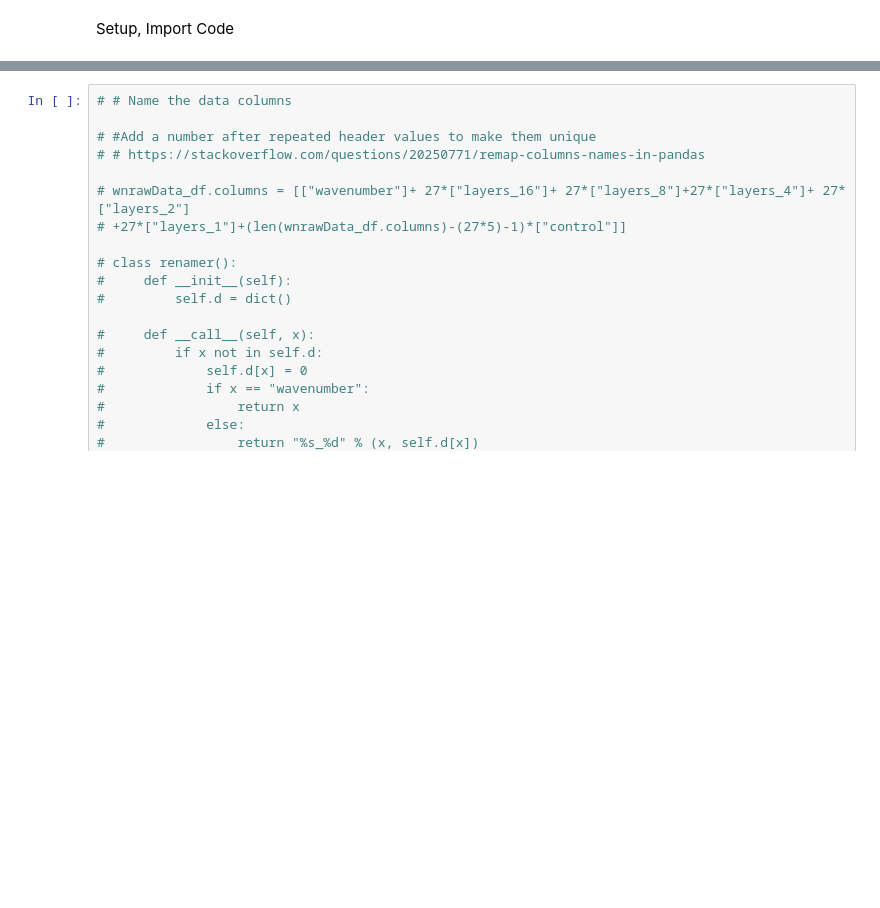
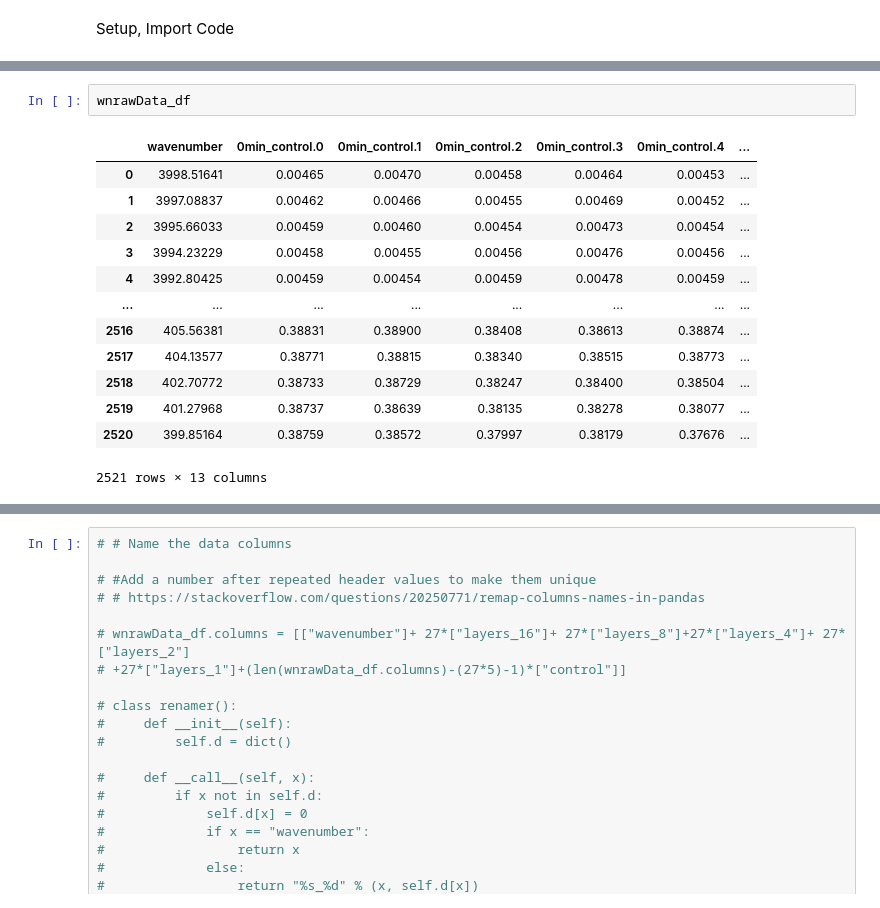
Before and after one commit to jroshk/FTIR_Mapping, a Jupyter notebook: scripts/8-30-2023_45CHumidityChamberTesting.ipynb, the cells around one changed output, grey strips where cells are left out. Saved outputs shown, nothing was run; the diff lists cells and outputs as text; blank space fills up the shorter version.

```diff
--- a/scripts/8-30-2023_45CHumidityChamberTesting.ipynb
+++ b/scripts/8-30-2023_45CHumidityChamberTesting.ipynb
@@ -164,4 +164,20 @@ entering GUI file input mode via Tkinter
 multiple files, tuple
+# %%
+wnrawData_df
+# %% [output]
+|  | wavenumber | 0min_control.0 | 0min_control.1 | 0min_control.2 | 0min_control.3 | 0min_control.4 | ... |
+| 0 | 3998.51641 | 0.00465 | 0.00470 | 0.00458 | 0.00464 | 0.00453 | ... |
+| 1 | 3997.08837 | 0.00462 | 0.00466 | 0.00455 | 0.00469 | 0.00452 | ... |
+| 2 | 3995.66033 | 0.00459 | 0.00460 | 0.00454 | 0.00473 | 0.00454 | ... |
+| 3 | 3994.23229 | 0.00458 | 0.00455 | 0.00456 | 0.00476 | 0.00456 | ... |
+| 4 | 3992.80425 | 0.00459 | 0.00454 | 0.00459 | 0.00478 | 0.00459 | ... |
+| ... | ... | ... | ... | ... | ... | ... | ... |
+| 2516 | 405.56381 | 0.38831 | 0.38900 | 0.38408 | 0.38613 | 0.38874 | ... |
+| 2517 | 404.13577 | 0.38771 | 0.38815 | 0.38340 | 0.38515 | 0.38773 | ... |
+| 2518 | 402.70772 | 0.38733 | 0.38729 | 0.38247 | 0.38400 | 0.38504 | ... |
+| 2519 | 401.27968 | 0.38737 | 0.38639 | 0.38135 | 0.38278 | 0.38077 | ... |
+| 2520 | 399.85164 | 0.38759 | 0.38572 | 0.37997 | 0.38179 | 0.37676 | ... |
+2521 rows × 13 columns
 # %%
 # set size of "image" with gui,
 # asks if there is a row of labels (ie, if the first row is a header)
```
Also changed, not shown: parts of 4 cells of this notebook, 16 other files.
